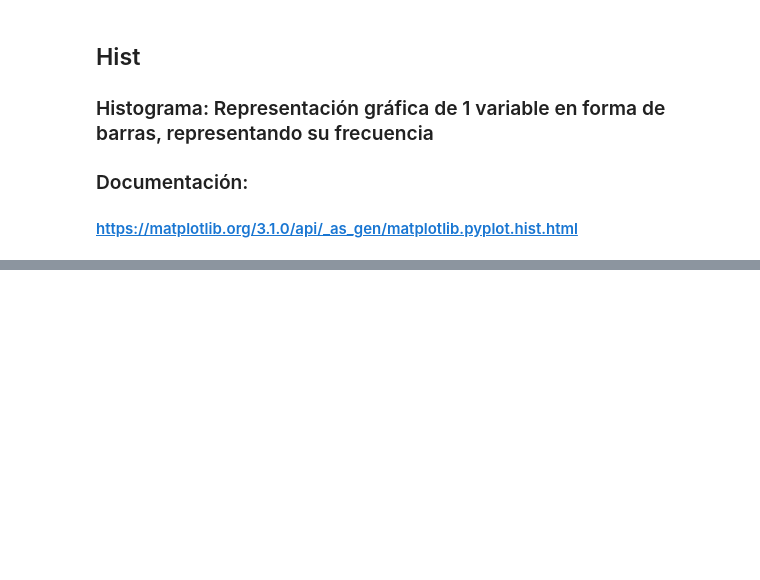
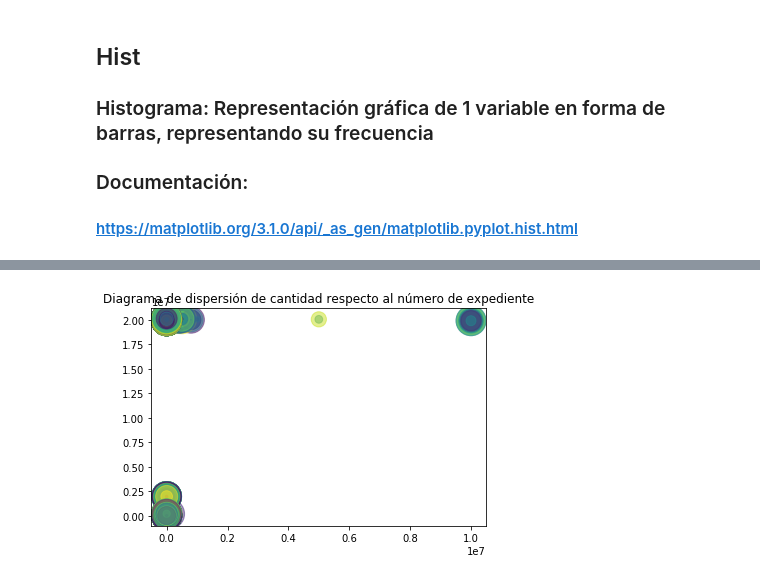
Before and after one commit to MauricioAcosta/CienciasDeDatos, a Jupyter notebook: Taller_MatplotLib/main.ipynb, the cells around one changed output, grey strips where cells are left out. Cells and saved outputs as stored; diff of their text form; code cells hidden in the pictures; blank space fills up the shorter version.

```diff
--- a/Taller_MatplotLib/main.ipynb
+++ b/Taller_MatplotLib/main.ipynb
@@ -123,7 +187,9 @@ type(x1.values)
 # %%
 colors = np.random.rand(N)
-area = (np.random.rand(N))**2  # 0 to 15 point radii
+area = (30* np.random.rand(N))**2  # 0 to 15 point radii
 
 plt.scatter(x1.values, x2.values, s=area, c=colors, alpha=0.5)
-plt.title('Gráfico de la cantidad respecto al número de expediente')
+plt.title('Diagrama de dispersión de cantidad respecto al número de expediente')
 plt.show()
+# %% [output]
+[figure, added]
```
Also changed, not shown: parts of 10 cells of this notebook.
